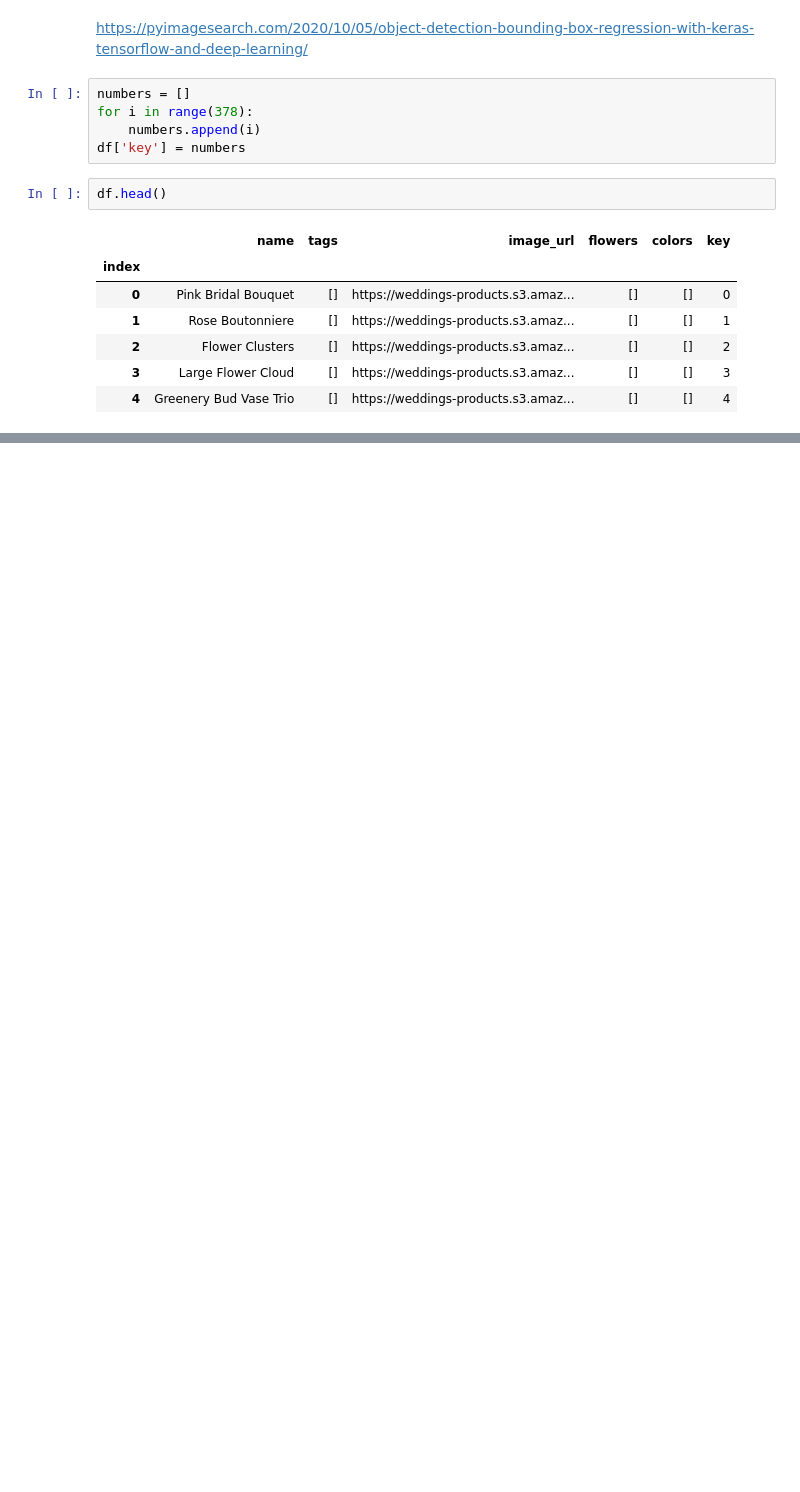
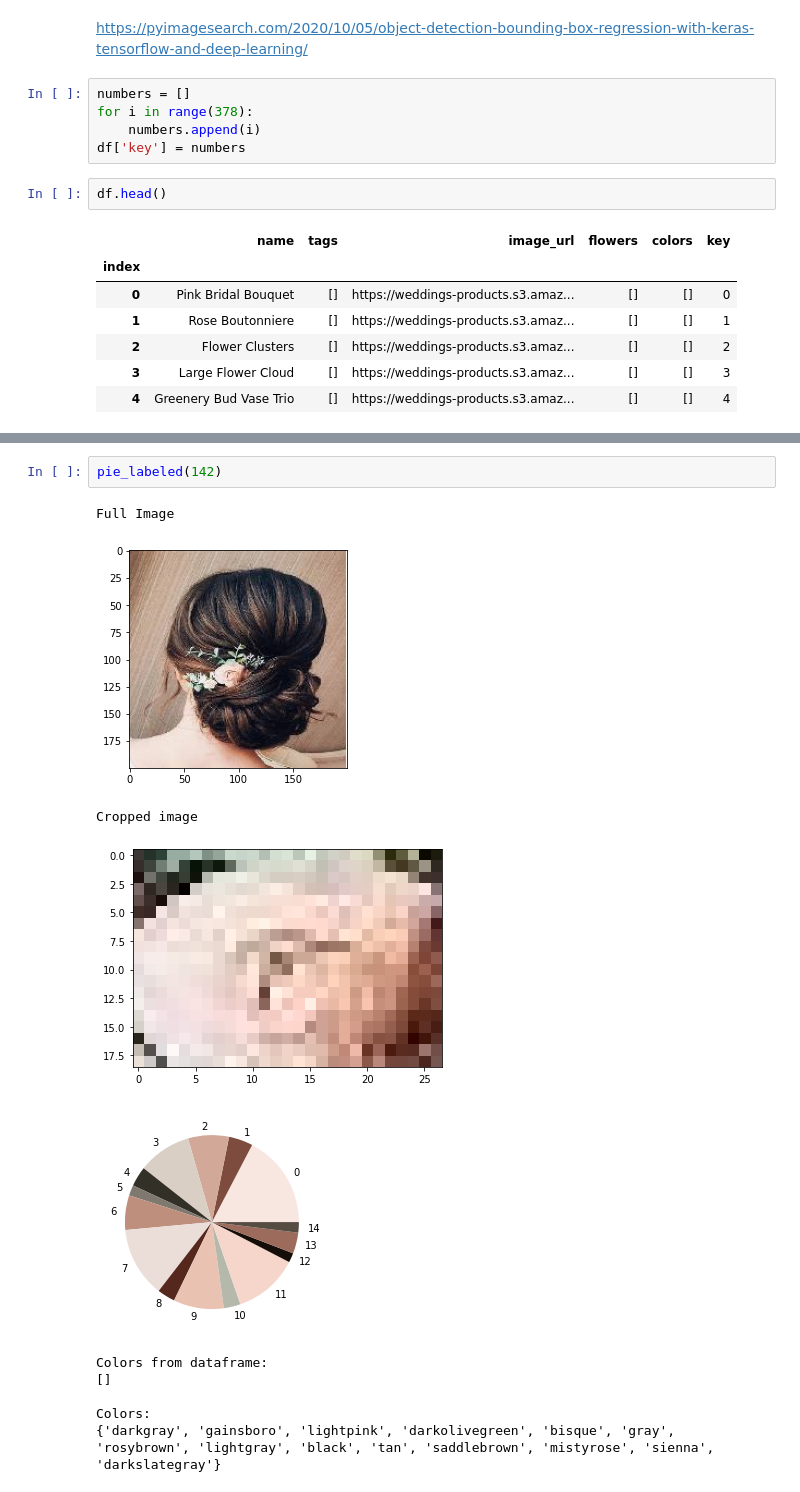
Before and after one commit to anaghab3/flower-vision, a Jupyter notebook: Working with MyEnv.ipynb, the cells around one changed output, grey strips where cells are left out. Saved outputs shown, nothing was run; the diff lists cells and outputs as text; blank space fills up the shorter version.

```diff
--- a/Working with MyEnv.ipynb
+++ b/Working with MyEnv.ipynb
@@ -779,0 +815,13 @@ df.head(10)
+# %%
+pie_labeled(142)
+# %% [output]
+Full Image
+[figure, added]
+Cropped image
+[figure, added]
+[figure, added]
+Colors from dataframe:
+[]
+
+Colors:
+{'darkgray', 'gainsboro', 'lightpink', 'darkolivegreen', 'bisque', 'gray', 'rosybrown', 'lightgray', 'black', 'tan', 'saddlebrown', 'mistyrose', 'sienna', 'darkslategray'}
```
Also changed, not shown: parts of 42 cells of this notebook.
